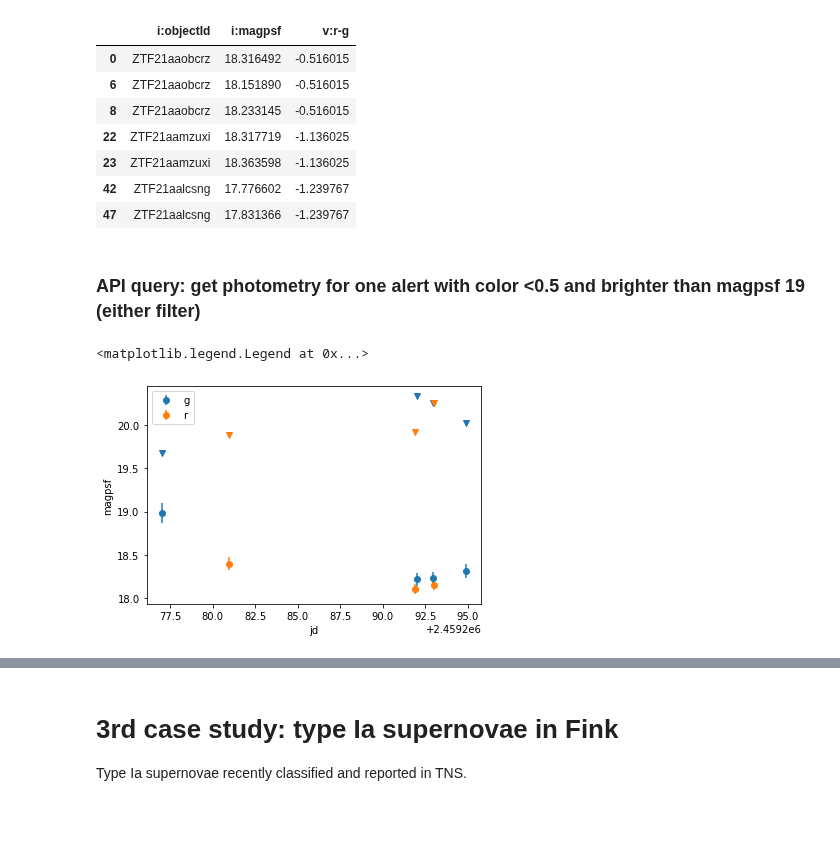
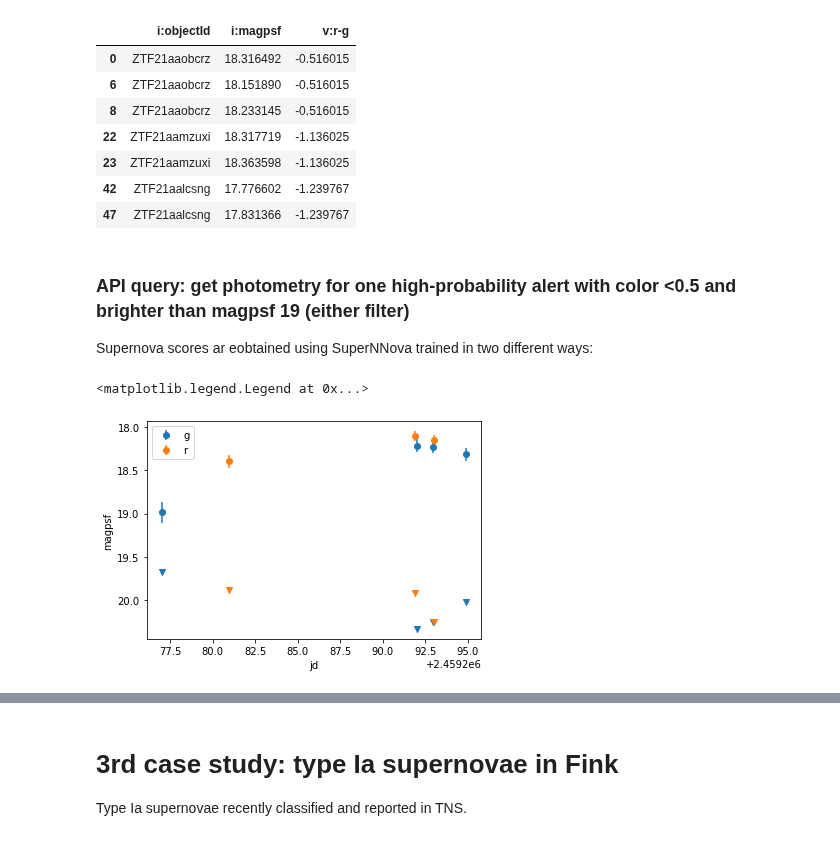
Before and after one commit to astrolabsoftware/fink-tutorials, a Jupyter notebook: extragalactic/extragalactic.ipynb, the cells around one changed output, grey strips where cells are left out. Cells and saved outputs as stored; diff of their text form; code cells hidden in the pictures.

Commit message:
fix plot y axis

```diff
--- a/extragalactic/extragalactic.ipynb
+++ b/extragalactic/extragalactic.ipynb
@@ -151,12 +152,16 @@ bright_candSNe_w_color[["i:objectId","i:magpsf","v:r-g"]]
 | 42 | ZTF21aalcsng | 17.776602 | -1.239767 |
 | 47 | ZTF21aalcsng | 17.831366 | -1.239767 |
 # %% [markdown]
-### API query: get photometry for one alert with color <0.5 and brighter than magpsf 19 (either filter)
+### API query: get photometry for one high-probability alert with color <0.5 and brighter than magpsf 19 (either filter)
+Supernova scores ar eobtained using SuperNNova trained in two different ways:
+# %%
+# very high probability
+high_prob_obj = bright_candSNe_w_color[(bright_candSNe_w_color['d:snn_sn_vs_all']>0.9) | (bright_candSNe_w_color['d:snn_snia_vs_nonia']>0.9)]['i:objectId'][0]
 # %%
 r = requests.post(
   'http://134.158.75.151:24000/api/v1/objects',
   json={
-    'objectId': bright_candSNe_w_color['i:objectId'][0],
+    'objectId': high_prob_obj,
     'output-format': 'json'
   }
 )
@@ -166,14 +171,15 @@ single_object = pd.read_json(r.content)
 # %%
 # import matplotlib.pyplot as plt
 # dic_flt = {1:"g", 2:"r", 3:"i"}
 # filter_color = {1: '#1f77b4', 2: '#ff7f0e', 3: '#2ca02c'}
 for flt in [1,2]:
     df_byflt = single_object[single_object['i:fid']==flt]
     plt.errorbar(df_byflt['i:jd'], df_byflt['i:magpsf'], yerr=df_byflt['i:sigmapsf'],fmt='o',label=dic_flt[flt],color=filter_color[flt])
     plt.scatter(df_byflt['i:jd'],df_byflt['i:diffmaglim'],marker='v',color=filter_color[flt])
 plt.xlabel('jd')
 plt.ylabel('magpsf')
+plt.gca().invert_yaxis()
 plt.legend()
 # %% [output]
 <matplotlib.legend.Legend at 0x...>
-[figure, old version]
+[figure, new version]
```
Also changed, not shown: parts of 3 cells of this notebook.
